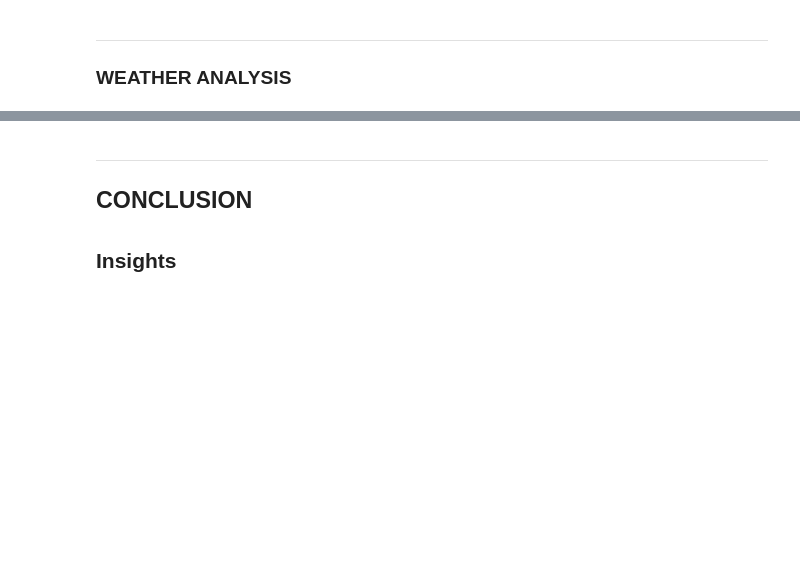
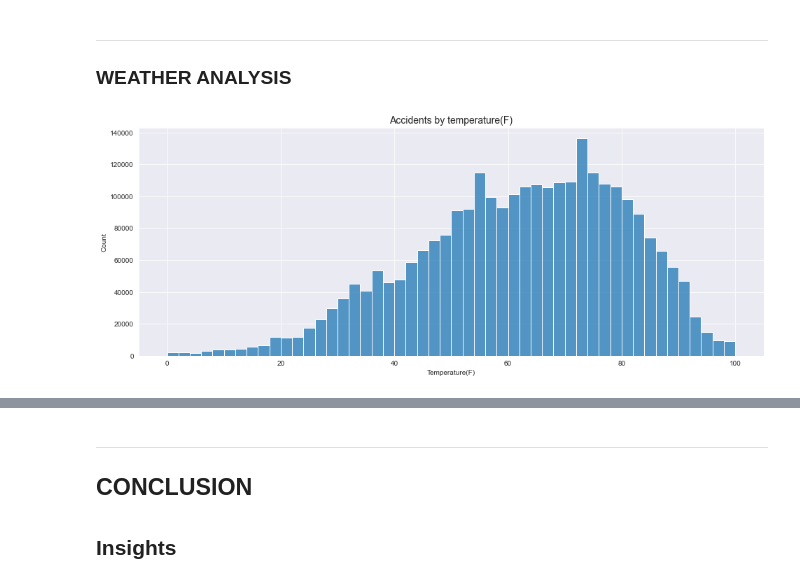
Before and after one commit to ronaldonyango/us-accidents-eda, a Jupyter notebook: US_AccidentsV2.0.ipynb, the cells around one changed output, grey strips where cells are left out. Saved outputs shown, nothing was run; the diff lists cells and outputs as text; code cells hidden in the pictures; blank space fills up the shorter version.

```diff
--- a/US_AccidentsV2.0.ipynb
+++ b/US_AccidentsV2.0.ipynb
@@ -779,3 +803,9 @@ Index(['ID', 'Severity', 'Start_Time', 'End_Time', 'Start_Lat', 'Start_Lng',
 <a id='weather'></a>
 ***
 ### <span style='font-family:"Times New Roman"'>**WEATHER ANALYSIS**
+# %%
+plt.figure(figsize=(16, 6))
+sns.histplot(us_accidents_df['Temperature(F)'].sort_index(),stat='count',bins = 50, binrange=(0, 100))
+plt.title('Accidents by temperature(F)', fontsize=14);
+# %% [output]
+[figure, added]
```
Also changed, not shown: parts of 36 cells of this notebook.
